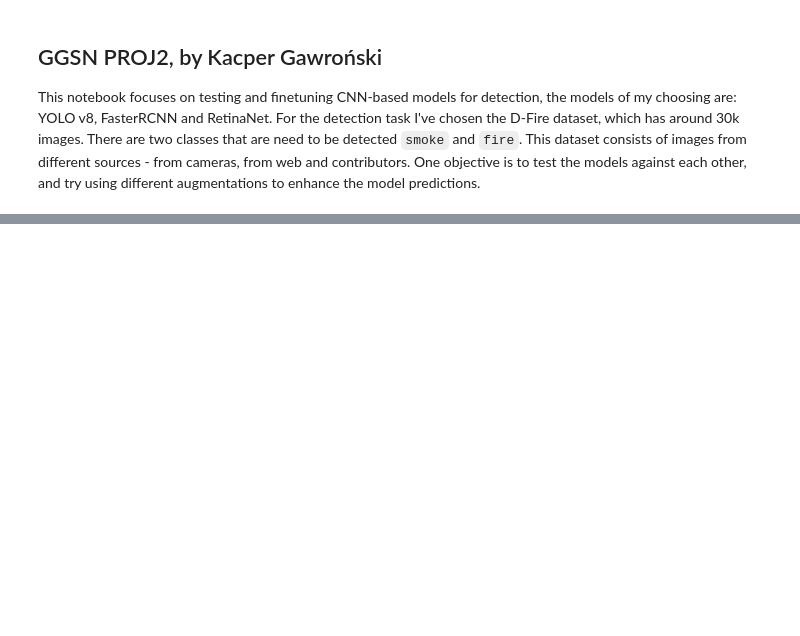
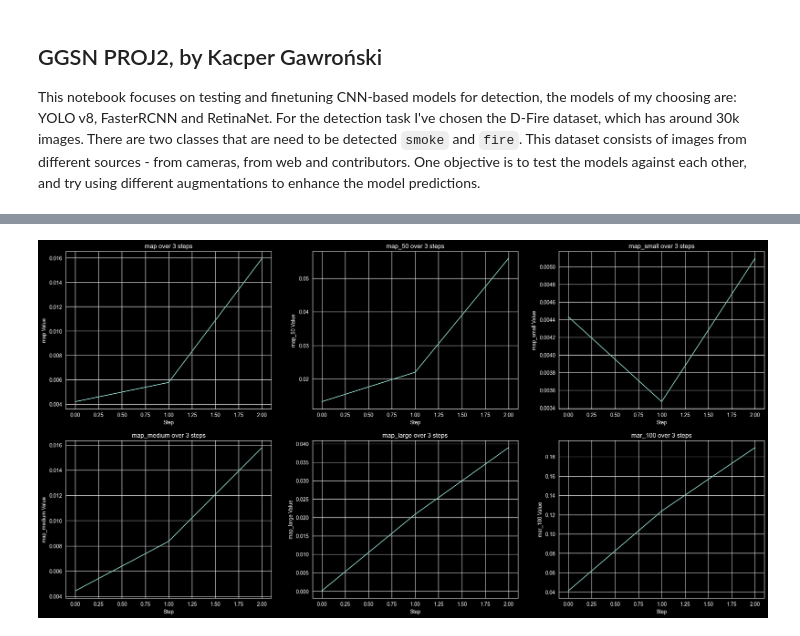
Before and after one commit to Gawronek-8/GGSN-projects, a Jupyter notebook: proj2/proj2_final.ipynb, the cells around one changed output, grey strips where cells are left out. Drawn from its saved outputs; the diff is of its cells as text; code cells hidden in the pictures; blank space fills up the shorter version.

Commit message:
Added testing Retinanet, added plotting the results for each model, adjusted the ModelHistory class

```diff
--- a/proj2/proj2_final.ipynb
+++ b/proj2/proj2_final.ipynb
@@ -3,5 +3,7 @@
 This notebook focuses on testing and finetuning CNN-based models for detection, the models of my choosing are: YOLO v8, FasterRCNN and RetinaNet.
 For the detection task I've chosen the D-Fire dataset, which has around 30k images. There are two classes that are need to be detected `smoke` and `fire`. This dataset consists of images from different sources - from cameras, from web and contributors. One objective is to test the models against each other, and try using different augmentations to enhance the model predictions.
 # %%
-DATA_DIR = "data"
-MODEL_DIR = "models"
+from pathlib import Path
+
+DATA_DIR = Path("data")
+MODEL_DIR = Path("models")
@@ -341,7 +368,6 @@ from torch.utils.data import DataLoader
 from torchmetrics import Metric
 from tqdm import tqdm
 import math
-from dataset import FireDatasetForDetection, ModelHistory
 import torch
 from utils import collate_fn, is_better_value
 from torchmetrics.detection.mean_ap import  MeanAveragePrecision
@@ -396,7 +422,7 @@ def _val_one_epoch(model, val_data, device, history, metric: Metric):
 
 def train_model(model, batch_size, epochs, learning_rate, weight_decay, optimizer_class, device,
                 metric = MeanAveragePrecision(), checkpoint_every: int = 5, target_metric = "map",
-                target_res = (512, 512), num_workers = 0):
+                target_res = (512, 512), num_workers = 0, model_name: str = ""):
 
     optimizer = optimizer_class(model.parameters(), lr=learning_rate, weight_decay=weight_decay, )
 
@@ -432,7 +458,7 @@ def train_model(model, batch_size, epochs, learning_rate, weight_decay, optimize
                 'optimizer_state_dict': optimizer.state_dict()
             }
 
-            torch.save(checkpoint, MODEL_DIR / f"best_model.pth")
+            torch.save(checkpoint, MODEL_DIR / f"best_model_{model_name}.pth")
 
             prev_metric_val = curr_metric_val
             print(f"Found new best model at epoch {epoch} with metric {target_metric} and value {curr_metric_val}")
@@ -442,0 +545,8 @@ def train_model(model, batch_size, epochs, learning_rate, weight_decay, optimize
+# %%
+device = torch.device("cuda" if torch.cuda.is_available() else "cpu")
+num_classes = 3
+batch_size = 16
+epochs = 3
+learning_rate = 0.001
+weight_decay = 0.0005
+tracked_metrics = ["map", "map_50", "map_small", "map_medium", "map_large", "mar_100"]
@@ -475,7 +587,6 @@ print(faster_history.history)
 retina_model = retinanet_resnet50_fpn_v2(weights='DEFAULT', min_size=256, max_size=256)
 
 num_classes = 3
-
 in_channels = retina_model.backbone.out_channels
 num_anchors = retina_model.head.classification_head.num_anchors
 
@@ -498,7 +609,8 @@ trained_retina, retina_history = train_model(
     target_metric="map_50",
     checkpoint_every=5,
     target_res=(256, 256),
-    num_workers=4
+    num_workers=4,
+    model_name="retina"
 )
 
 print(retina_history.history)
@@ -504,0 +624,4 @@ print(retina_history.history)
+# %%
+plot_history("val", retina_history, tracked_metrics)
+# %% [output]
+[figure, added]
```
Also changed, not shown: parts of 31 cells of this notebook.
